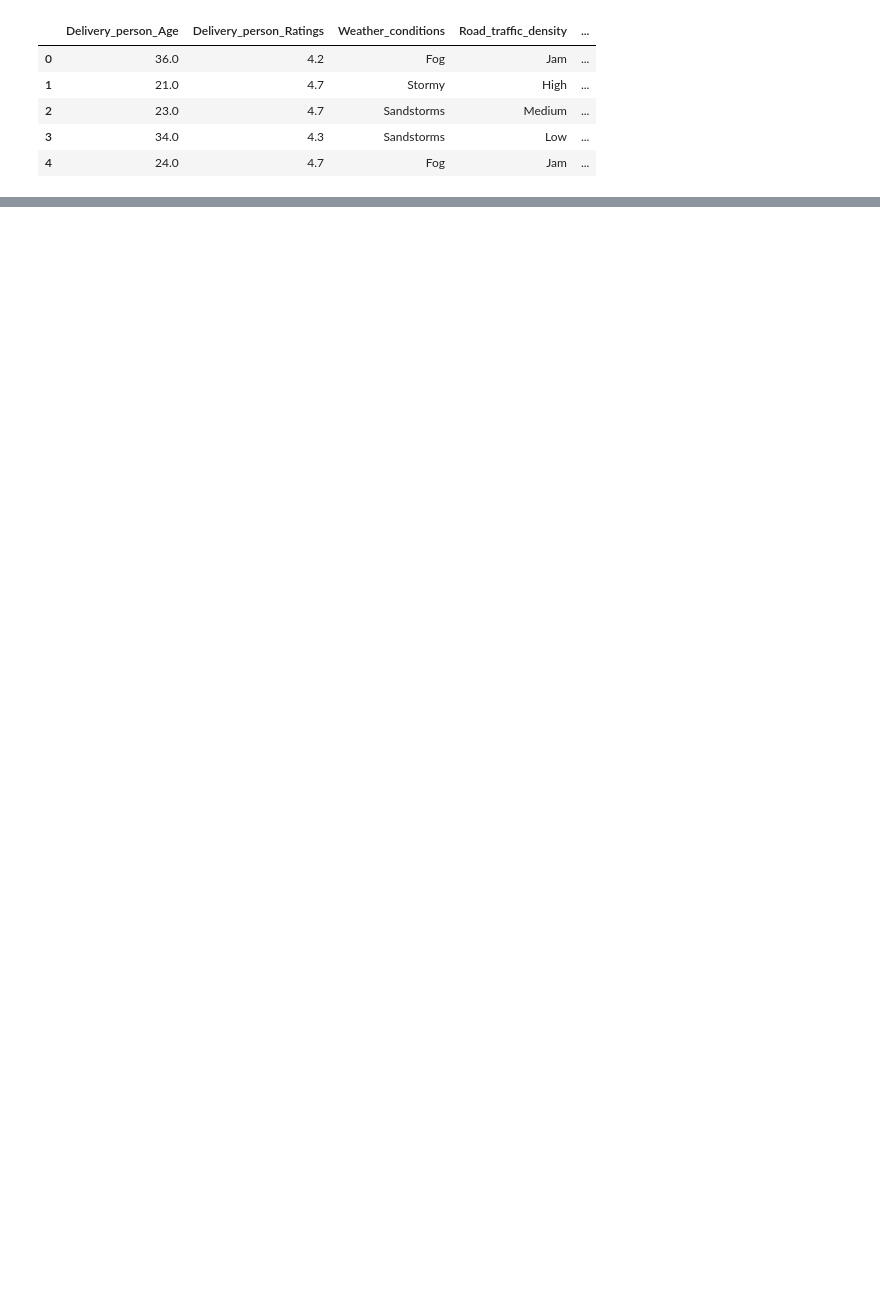
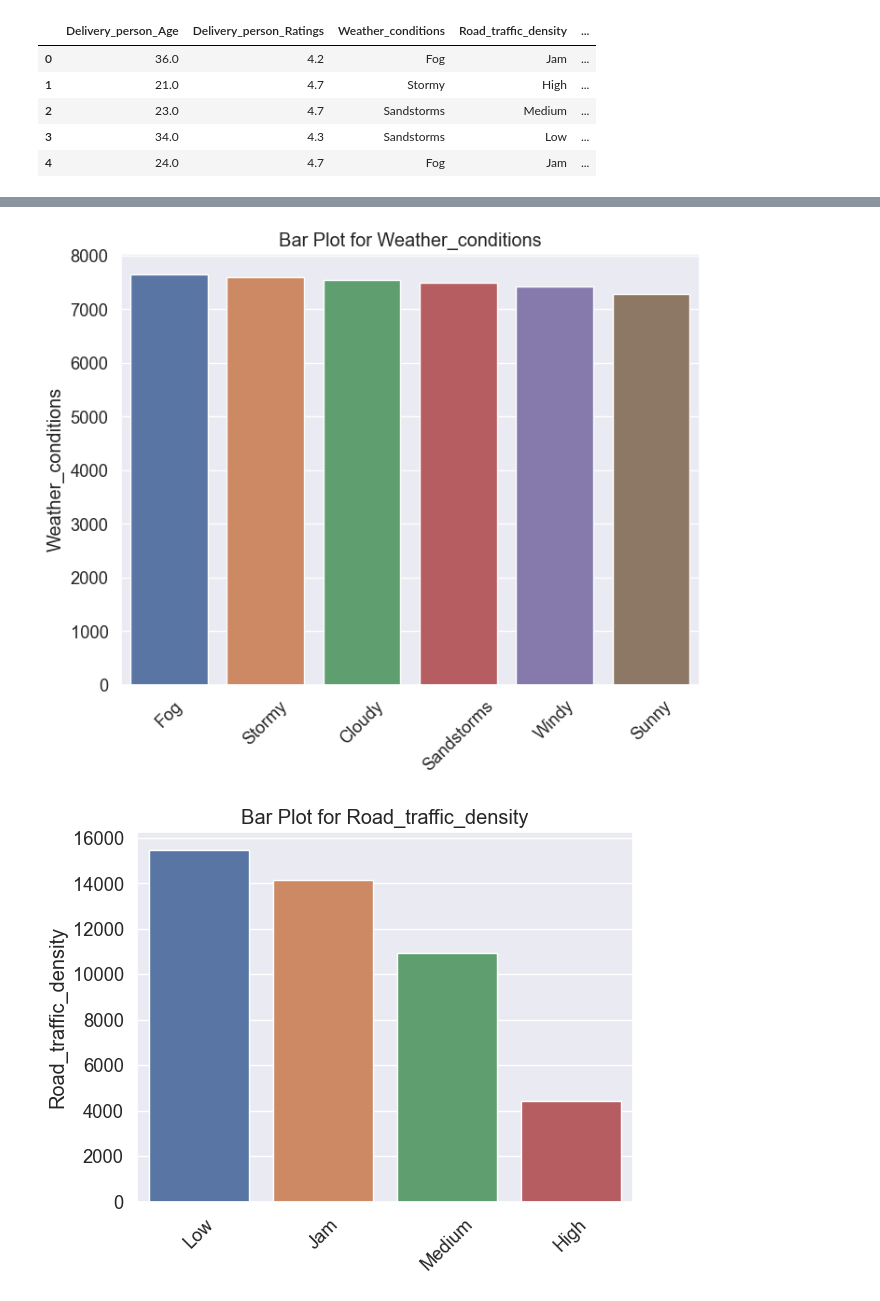
Before and after one commit to Abhishek5635/zomato_ml_project, a Jupyter notebook: notebook/EDA.ipynb, the cells around one changed output, grey strips where cells are left out. Saved outputs shown, nothing was run; the diff lists cells and outputs as text; code cells hidden in the pictures; blank space fills up the shorter version.

```diff
--- a/notebook/EDA.ipynb
+++ b/notebook/EDA.ipynb
@@ -257,0 +299,16 @@ data.to_csv("data/clean_zomato_data.csv")
+# %%
+import seaborn as sns
+import matplotlib.pyplot as plt
+plt.figure(figsize=(8,6))
+
+
+for i in categorical_col:
+    value_count = df[i].value_counts()
+    sns.barplot(data=df,x=value_count.index, y = value_count)
+    plt.title(f'Bar Plot for {i}')
+    plt.xticks(rotation=45)  # Rotating x-axis labels for better readability
+    print('\n')
+    plt.show()
+# %% [output]
+[figure, added]
+[figure, added]
```
Also changed, not shown: parts of 27 cells of this notebook, 2 other files.
